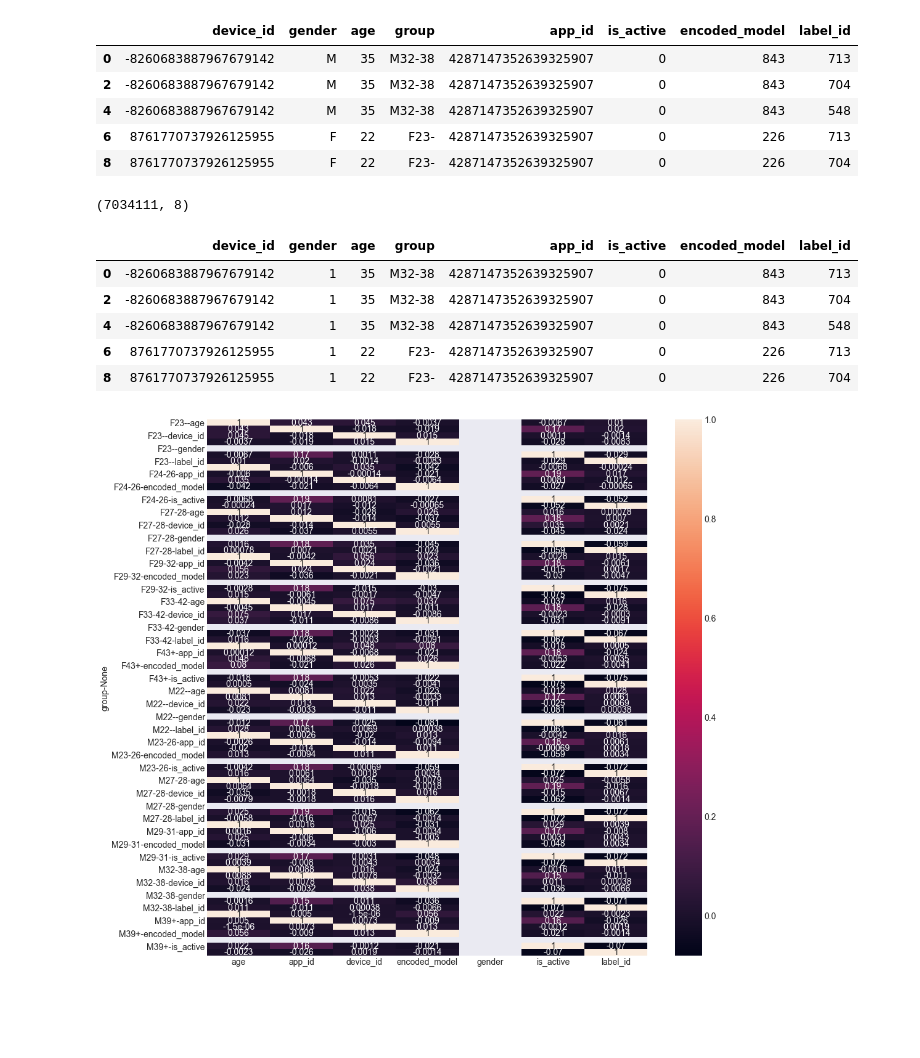
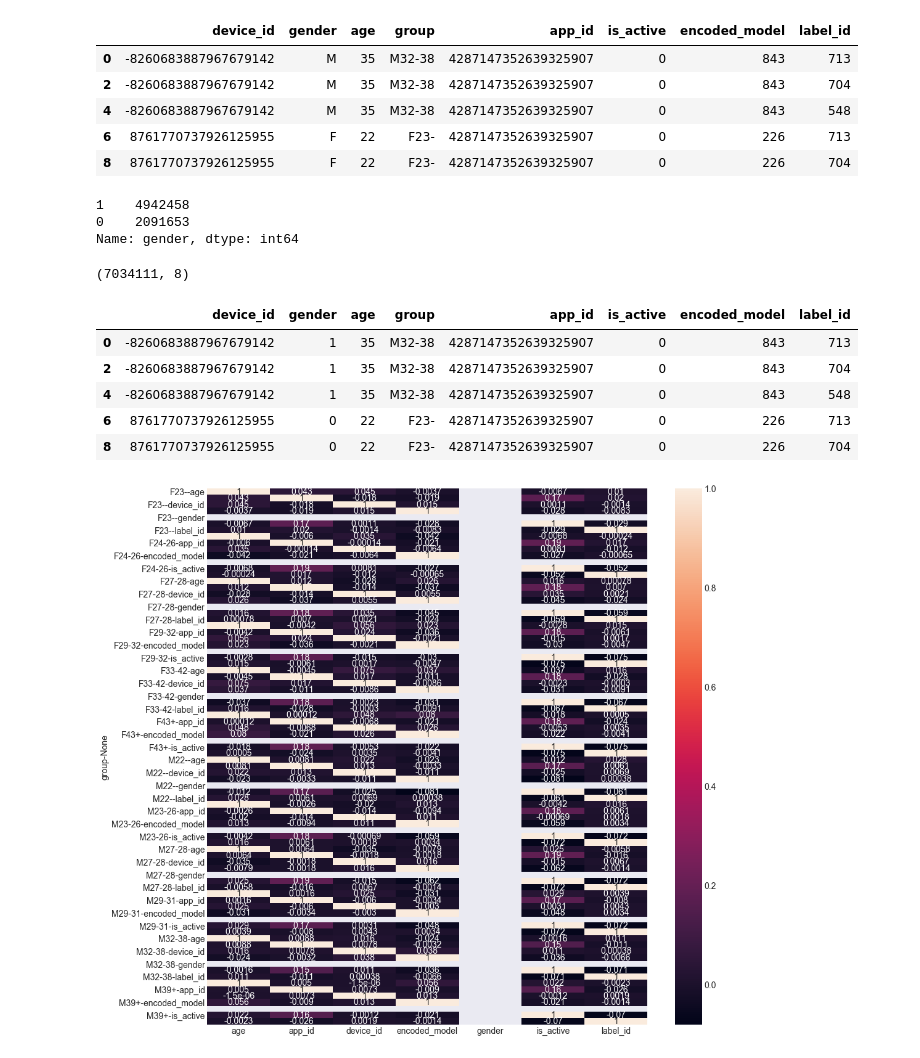
Before and after one commit to lamkg/Thinkful-Final-Capstone, a Jupyter notebook: Final Capstone.ipynb, the cells around one changed output. Cells and saved outputs as stored; diff of their text form; code cells hidden in the pictures; blank space fills up the shorter version.

```diff
--- a/Final Capstone.ipynb
+++ b/Final Capstone.ipynb
@@ -361,26 +361,32 @@ ga_apps_labeled_brands['gender'] = ga_apps_labeled_brands['gender'].apply(lambda
+# %%
+ga_apps_labeled_brands.gender.value_counts()
+# %% [output]
+1    4942458
+0    2091653
+Name: gender, dtype: int64
 # %%
 # Make another copy since the previous copy has already been dummified.
 # Putting all of the data sets together.
 ga_apps_labeled_brands2 = pd.merge(ga_apps_brands,
                                  apps_labeled[['app_id', 'label_id']],
                                  on='app_id').dropna().drop_duplicates()
 
 # Convert gender into a binary output
-ga_apps_labeled_brands2['gender'] = ga_apps_labeled_brands2['gender'].apply(lambda x: 1 if 'M' else 0 )
+ga_apps_labeled_brands2['gender'] = ga_apps_labeled_brands2['gender'].apply(lambda x: 1 if x == 'M' else 0 )
 
 #Show me the shape
 print(ga_apps_labeled_brands2.shape)
 
 #Look at how the data looks.
 ga_apps_labeled_brands2.head()
 # %% [output]
 (7034111, 8)
 |  | device_id | gender | age | group | app_id | is_active | encoded_model | label_id |
 | 0 | -8260683887967679142 | 1 | 35 | M32-38 | 4287147352639325907 | 0 | 843 | 713 |
 | 2 | -8260683887967679142 | 1 | 35 | M32-38 | 4287147352639325907 | 0 | 843 | 704 |
 | 4 | -8260683887967679142 | 1 | 35 | M32-38 | 4287147352639325907 | 0 | 843 | 548 |
-| 6 | 8761770737926125955 | 1 | 22 | F23- | 4287147352639325907 | 0 | 226 | 713 |
-| 8 | 8761770737926125955 | 1 | 22 | F23- | 4287147352639325907 | 0 | 226 | 704 |
+| 6 | 8761770737926125955 | 0 | 22 | F23- | 4287147352639325907 | 0 | 226 | 713 |
+| 8 | 8761770737926125955 | 0 | 22 | F23- | 4287147352639325907 | 0 | 226 | 704 |
 # %%
 # Create a heatmap to see if there is any multicollinearity.
 # Make a smaller data set to use because 7 million rows took too long.
```
Also changed, not shown: parts of 42 cells of this notebook.
